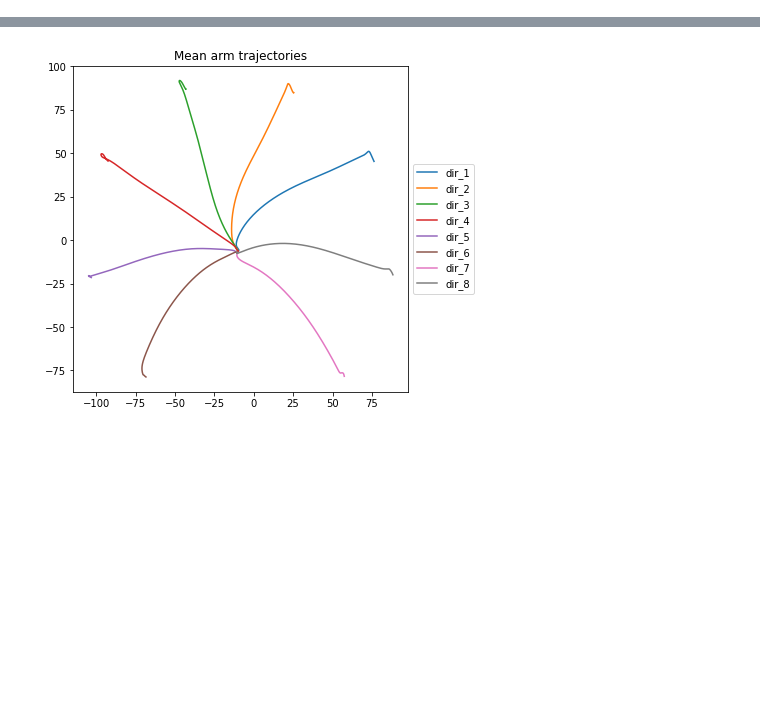
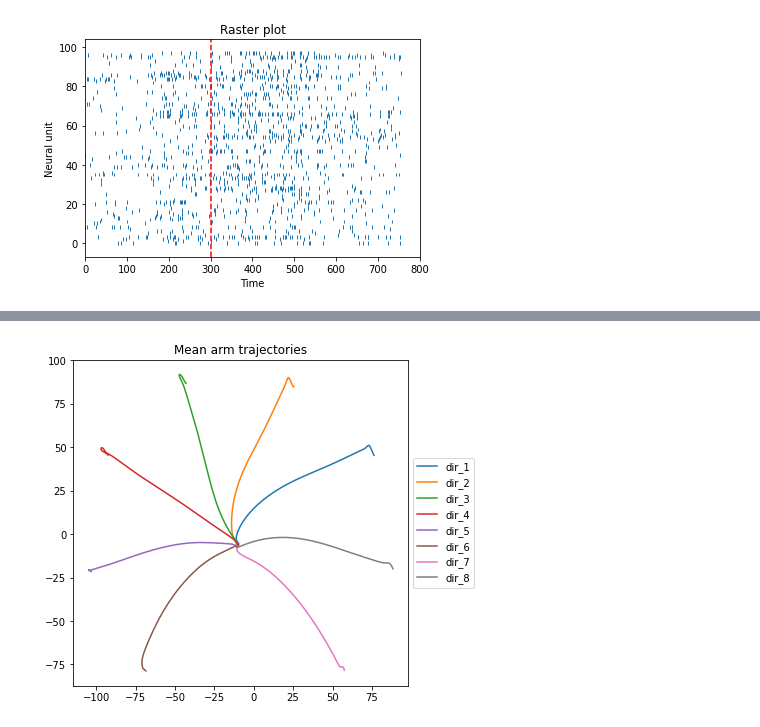
Before and after one commit to joshsia/monkey-neural-decoder, a Jupyter notebook: data_processing.ipynb, the cells around one changed output, grey strips where cells are left out. Cells and saved outputs as stored; diff of their text form; code cells hidden in the pictures; blank space fills up the shorter version.

```diff
--- a/data_processing.ipynb
+++ b/data_processing.ipynb
@@ -28,6 +29,21 @@ for i in range(directions):
         arm_data[j + (trials * i), :, arm.shape[1]:] = (
             np.repeat([arm[:, -1]], max_time - arm.shape[1], axis=0).T
         )
+# %%
+spikes_trial1 = spikes_data[201, :, :].squeeze()
+cols = np.arange(max_time)
+spikes_trial1 = spikes_trial1 * cols
+spikes_trial1[spikes_trial1 == 0] = -100
+
+plt.eventplot(spikes_trial1, linewidths=1, linelengths=2)
+plt.axvline(x=300, color="r", linestyle="dashed")
+plt.title("Raster plot")
+plt.xlabel("Time")
+plt.ylabel("Neural unit")
+plt.xlim([0, 800])
+plt.show()
+# %% [output]
+[figure, added]
 # %%
 arm_df = pd.DataFrame({
     "direction": np.repeat(np.arange(1, 9), trials * max_time),
```
Also changed, not shown: parts of 2 cells of this notebook, 6 other files.
